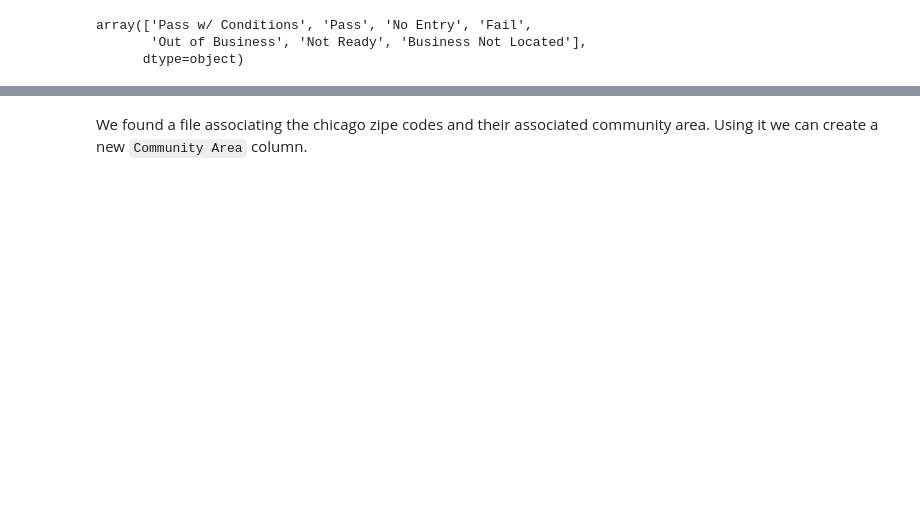
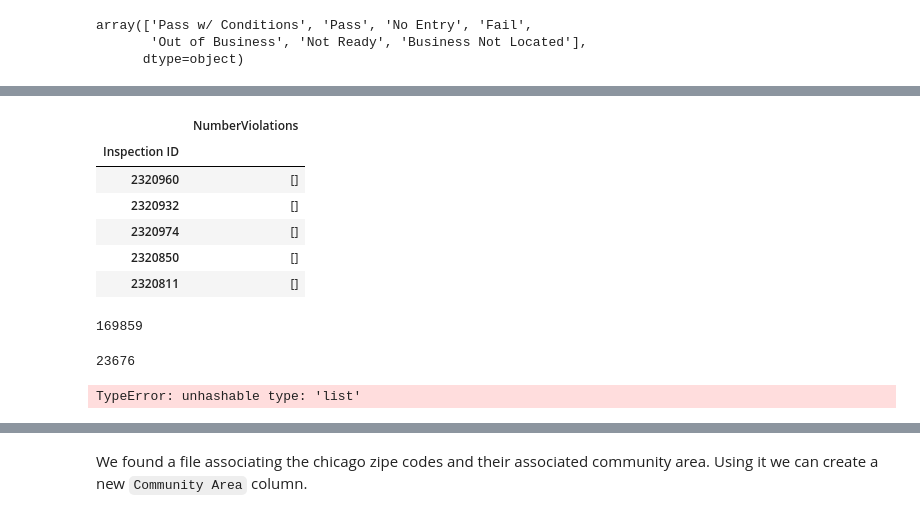
Before and after one commit to clairebilat/ada-2019-project-lost-and-found, a Jupyter notebook: couleurs_d_automne.ipynb, the cells around one changed output, grey strips where cells are left out. Saved outputs shown, nothing was run; the diff lists cells and outputs as text; code cells hidden in the pictures; blank space fills up the shorter version.

```diff
--- a/couleurs_d_automne.ipynb
+++ b/couleurs_d_automne.ipynb
@@ -288,0 +463,19 @@ As done for Risk, we should replace Pass w/ Conditions by 1, Pass by 0 and Fail
+# %%
+temp = temp[['NumberViolations']]
+temp.head()
+# %% [output]
+|  | NumberViolations |
+| Inspection ID |  |
+| 2320960 | [] |
+| 2320932 | [] |
+| 2320974 | [] |
+| 2320850 | [] |
+| 2320811 | [] |
+# %%
+len(eat_seat)
+# %% [output]
+169859
+# %%
+len(temp)
+# %% [output]
+23676
@@ -288,0 +485,4 @@ As done for Risk, we should replace Pass w/ Conditions by 1, Pass by 0 and Fail
+# %%
+eat_seat = pd.merge(eat_seat, temp, right_index = True, left_index = True)
+# %% [output]
+TypeError: unhashable type: 'list'
```
Also changed, not shown: parts of 91 cells of this notebook.
